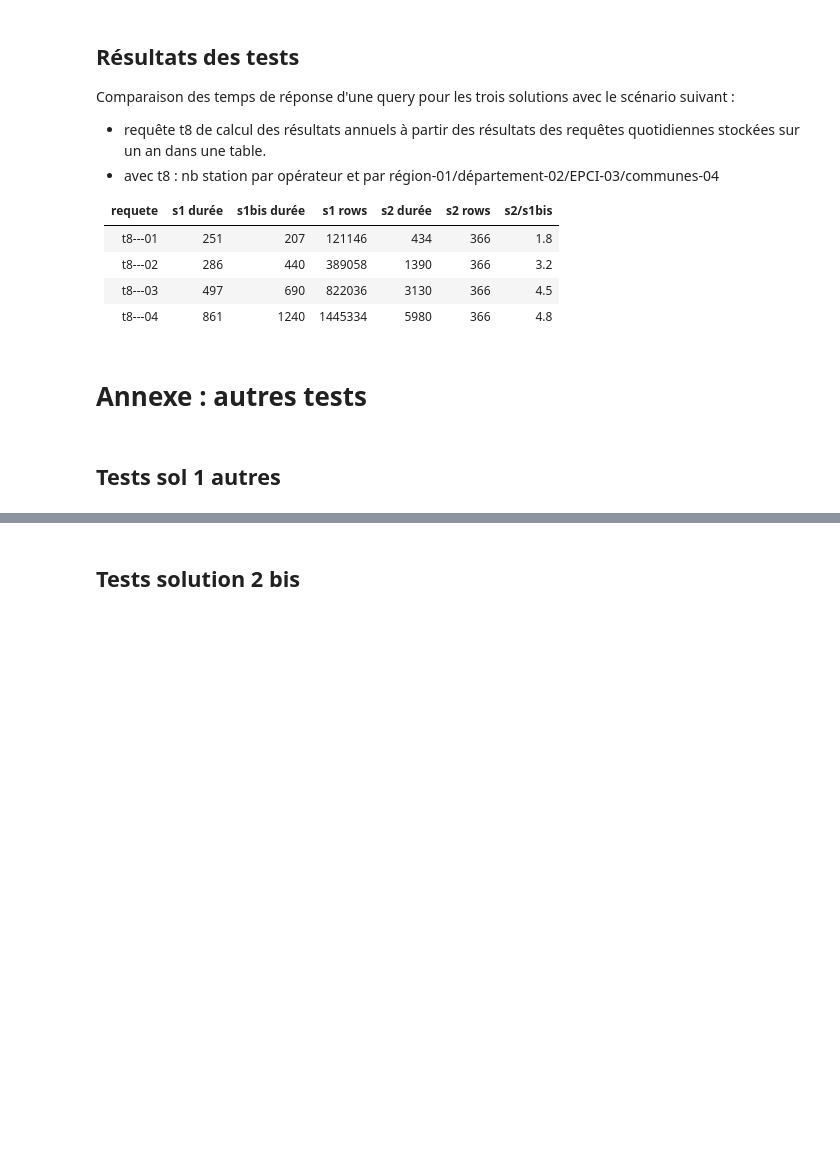
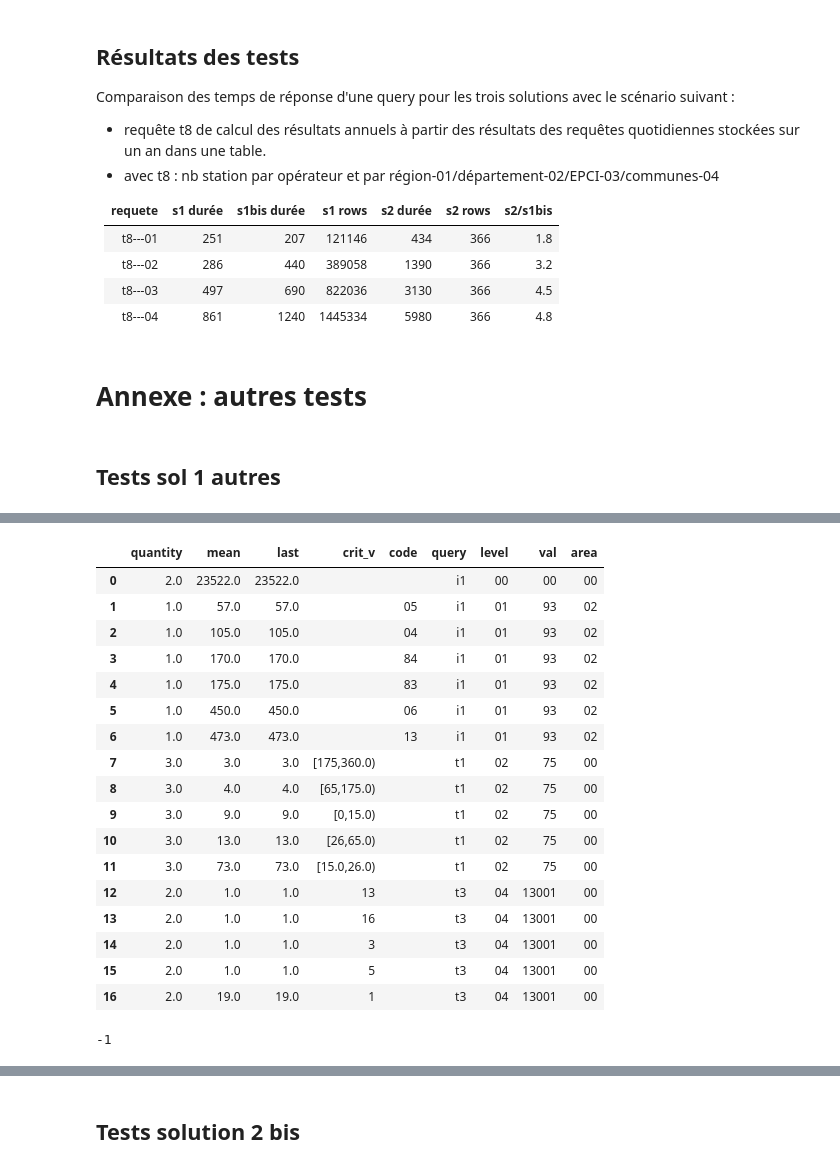
Before and after one commit to loco-philippe/IRVE, a Jupyter notebook: _sources/files/tests_historisation.ipynb, the cells around one changed output, grey strips where cells are left out. Cells and saved outputs as stored; diff of their text form; code cells hidden in the pictures; blank space fills up the shorter version.

```diff
--- a/_sources/files/tests_historisation.ipynb
+++ b/_sources/files/tests_historisation.ipynb
@@ -70,0 +61,4 @@ count
+# %%
+with engine.connect() as conn:
+    quotidien_1 = pd.read_sql_query("SELECT * FROM quotidien_1", conn)
+quotidien_1
@@ -134,0 +135,4 @@ count
+# %%
+with engine.connect() as conn:
+    quotidien_1_bis = pd.read_sql_query("SELECT * FROM quotidien_1_bis", conn)
+quotidien_1_bis
@@ -308,26 +343,47 @@ quotidien_1
 # %%
 # passage de la table 'quotidien' à la table 'mensuel' (chaque mois on retrouve un seul enregistrement de chaque indicateur)
 # le traitement pourrait se faire directement en SQL sans passer par un DataFrame
 # la requête est la même pour passer de jour à mois que pour passer de mois à année
 
 query = """
 SELECT
-  SUM(nombre) AS nombre,  SUM(somme) AS somme,  crit_v,  code, query,  level,  val,  area
+  SUM(quantity) AS quantity,  SUM(quantity * mean) / SUM(quantity) AS mean,  last, crit_v,  code, query,  level,  val,  area
 FROM
   quotidien_1
 WHERE
   (timest >= CAST(NOW() AS date))   AND   (timest < CAST((NOW() + INTERVAL '1 month') AS date))
 GROUP BY
-  crit_v,  code, query,  level,  val,  area
+  last, crit_v,  code, query,  level,  val,  area
 ORDER BY
   query,  level,  val,  area
 """
 
 with engine.connect() as conn:
     mensuel = pd.read_sql_query(query, conn)
 mensuel
+# %% [output]
+|  | quantity | mean | last | crit_v | code | query | level | val | area |
+| 0 | 2.0 | 23522.0 | 23522.0 |  |  | i1 | 00 | 00 | 00 |
+| 1 | 1.0 | 57.0 | 57.0 |  | 05 | i1 | 01 | 93 | 02 |
+| 2 | 1.0 | 105.0 | 105.0 |  | 04 | i1 | 01 | 93 | 02 |
+| 3 | 1.0 | 170.0 | 170.0 |  | 84 | i1 | 01 | 93 | 02 |
+| 4 | 1.0 | 175.0 | 175.0 |  | 83 | i1 | 01 | 93 | 02 |
+| 5 | 1.0 | 450.0 | 450.0 |  | 06 | i1 | 01 | 93 | 02 |
+| 6 | 1.0 | 473.0 | 473.0 |  | 13 | i1 | 01 | 93 | 02 |
+| 7 | 3.0 | 3.0 | 3.0 | [175,360.0) |  | t1 | 02 | 75 | 00 |
+| 8 | 3.0 | 4.0 | 4.0 | [65,175.0) |  | t1 | 02 | 75 | 00 |
+| 9 | 3.0 | 9.0 | 9.0 | [0,15.0) |  | t1 | 02 | 75 | 00 |
+| 10 | 3.0 | 13.0 | 13.0 | [26,65.0) |  | t1 | 02 | 75 | 00 |
+| 11 | 3.0 | 73.0 | 73.0 | [15.0,26.0) |  | t1 | 02 | 75 | 00 |
+| 12 | 2.0 | 1.0 | 1.0 | 13 |  | t3 | 04 | 13001 | 00 |
+| 13 | 2.0 | 1.0 | 1.0 | 16 |  | t3 | 04 | 13001 | 00 |
+| 14 | 2.0 | 1.0 | 1.0 | 3 |  | t3 | 04 | 13001 | 00 |
+| 15 | 2.0 | 1.0 | 1.0 | 5 |  | t3 | 04 | 13001 | 00 |
+| 16 | 2.0 | 19.0 | 19.0 | 1 |  | t3 | 04 | 13001 | 00 |
 # %%
 mensuel.to_sql('mensuel_1', engine, if_exists='replace', index=False)
+# %% [output]
+-1
 # %%
 # indicateur 't1-m-02-75' sur le mois
 # la requête est générique (en séparant les cas ou c'est la moyenne de ceux ou c'est la somme)
```
Also changed, not shown: parts of 31 cells of this notebook, 2 other files.
